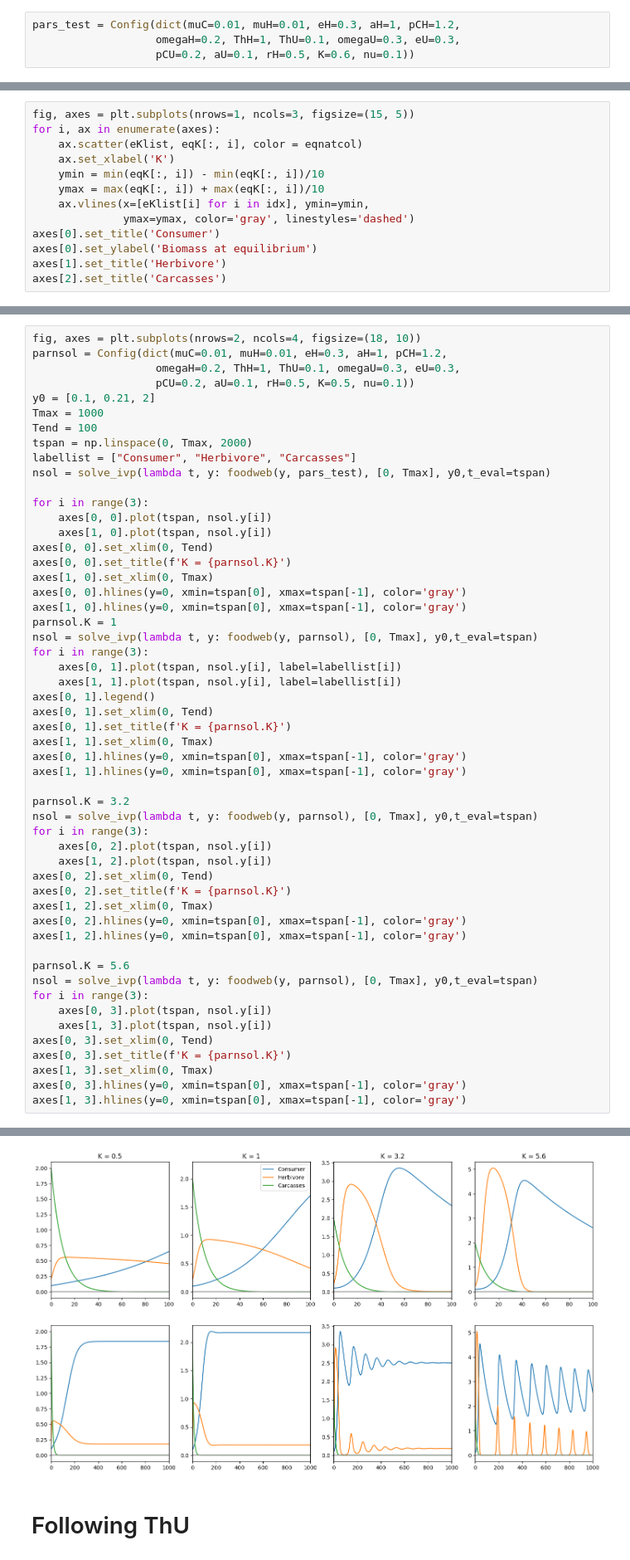
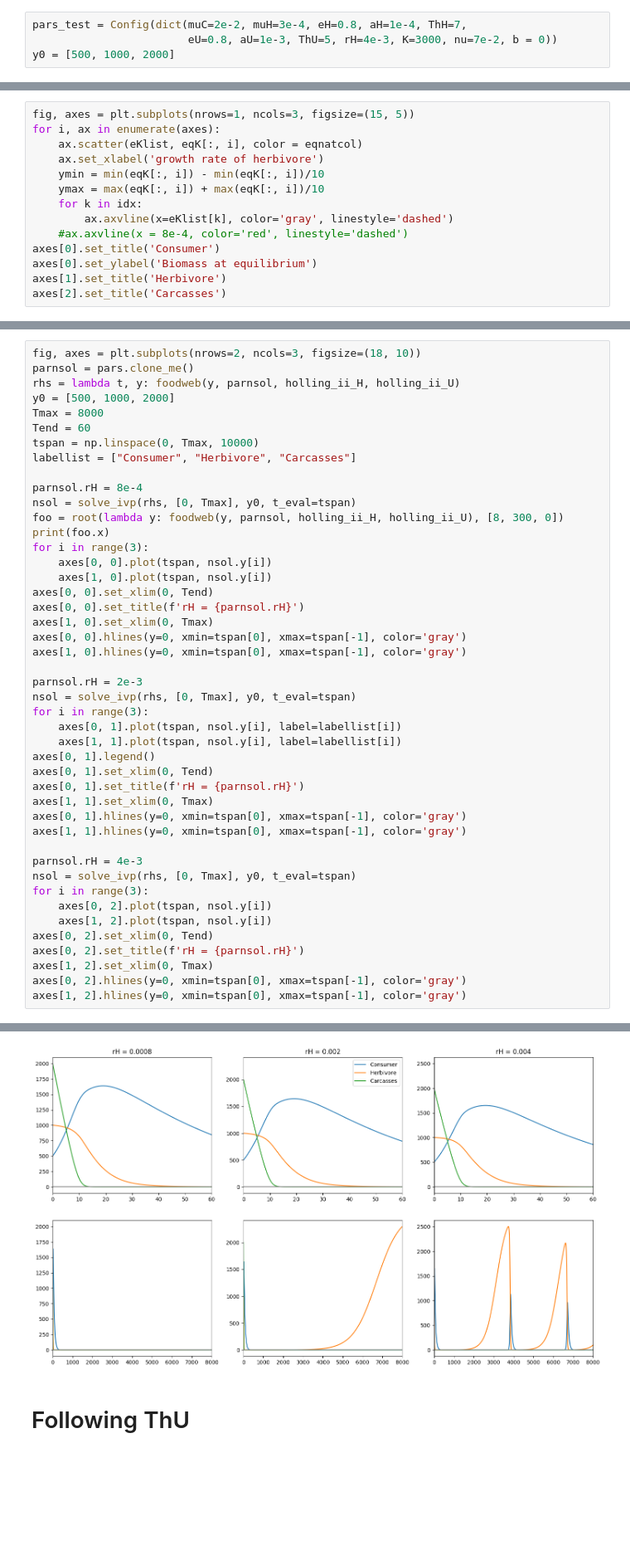
Before and after one commit to linh-phuong/pulsation, a Jupyter notebook: toymodels/toymodel1.ipynb, the cells around one changed output, grey strips where cells are left out. Shown at 83% size. Saved outputs shown, nothing was run; the diff lists cells and outputs as text; blank space fills up the shorter version.

```diff
--- a/toymodels/toymodel1.ipynb
+++ b/toymodels/toymodel1.ipynb
@@ -10,4 +15,4 @@ from tools_eco import followpars, followpars_with_eqnature, foodweb, foodweb_jac
 # %%
-pars_test = Config(dict(muC=0.01, muH=0.01, eH=0.3, aH=1, pCH=1.2,
-                   omegaH=0.2, ThH=1, ThU=0.1, omegaU=0.3, eU=0.3,
-                   pCU=0.2, aU=0.1, rH=0.5, K=0.6, nu=0.1))
+pars_test = Config(dict(muC=2e-2, muH=3e-4, eH=0.8, aH=1e-4, ThH=7,
+                        eU=0.8, aU=1e-3, ThU=5, rH=4e-3, K=3000, nu=7e-2, b = 0))
+y0 = [500, 1000, 2000]
@@ -62,11 +116,12 @@ idx#, eKlist[idx[0]], eKlist[idx[1]], eKlist[idx[2]]
 fig, axes = plt.subplots(nrows=1, ncols=3, figsize=(15, 5))
 for i, ax in enumerate(axes):
     ax.scatter(eKlist, eqK[:, i], color = eqnatcol)
-    ax.set_xlabel('K')
+    ax.set_xlabel('growth rate of herbivore')
     ymin = min(eqK[:, i]) - min(eqK[:, i])/10
     ymax = max(eqK[:, i]) + max(eqK[:, i])/10
-    ax.vlines(x=[eKlist[i] for i in idx], ymin=ymin,
-              ymax=ymax, color='gray', linestyles='dashed')
+    for k in idx:
+        ax.axvline(x=eKlist[k], color='gray', linestyle='dashed')
+    #ax.axvline(x = 8e-4, color='red', linestyle='dashed')
 axes[0].set_title('Consumer')
 axes[0].set_ylabel('Biomass at equilibrium')
 axes[1].set_title('Herbivore')
@@ -77,54 +132,46 @@ Text(0.5, 1.0, 'Carcasses')
 # %%
-fig, axes = plt.subplots(nrows=2, ncols=4, figsize=(18, 10))
-parnsol = Config(dict(muC=0.01, muH=0.01, eH=0.3, aH=1, pCH=1.2,
-                   omegaH=0.2, ThH=1, ThU=0.1, omegaU=0.3, eU=0.3,
-                   pCU=0.2, aU=0.1, rH=0.5, K=0.5, nu=0.1))
-y0 = [0.1, 0.21, 2]
-Tmax = 1000
-Tend = 100
-tspan = np.linspace(0, Tmax, 2000)
+fig, axes = plt.subplots(nrows=2, ncols=3, figsize=(18, 10))
+parnsol = pars.clone_me()
+rhs = lambda t, y: foodweb(y, parnsol, holling_ii_H, holling_ii_U)
+y0 = [500, 1000, 2000]
+Tmax = 8000
+Tend = 60
+tspan = np.linspace(0, Tmax, 10000)
 labellist = ["Consumer", "Herbivore", "Carcasses"]
-nsol = solve_ivp(lambda t, y: foodweb(y, pars_test), [0, Tmax], y0,t_eval=tspan)
 
+parnsol.rH = 8e-4
+nsol = solve_ivp(rhs, [0, Tmax], y0, t_eval=tspan)
+foo = root(lambda y: foodweb(y, parnsol, holling_ii_H, holling_ii_U), [8, 300, 0])
+print(foo.x)
 for i in range(3):
     axes[0, 0].plot(tspan, nsol.y[i])
     axes[1, 0].plot(tspan, nsol.y[i])
 axes[0, 0].set_xlim(0, Tend)
-axes[0, 0].set_title(f'K = {parnsol.K}')
+axes[0, 0].set_title(f'rH = {parnsol.rH}')
 axes[1, 0].set_xlim(0, Tmax)
 axes[0, 0].hlines(y=0, xmin=tspan[0], xmax=tspan[-1], color='gray')
 axes[1, 0].hlines(y=0, xmin=tspan[0], xmax=tspan[-1], color='gray')
-parnsol.K = 1
-nsol = solve_ivp(lambda t, y: foodweb(y, parnsol), [0, Tmax], y0,t_eval=tspan)
+
+parnsol.rH = 2e-3
+nsol = solve_ivp(rhs, [0, Tmax], y0, t_eval=tspan)
 for i in range(3):
     axes[0, 1].plot(tspan, nsol.y[i], label=labellist[i])
     axes[1, 1].plot(tspan, nsol.y[i], label=labellist[i])
 axes[0, 1].legend()
 axes[0, 1].set_xlim(0, Tend)
-axes[0, 1].set_title(f'K = {parnsol.K}')
+axes[0, 1].set_title(f'rH = {parnsol.rH}')
 axes[1, 1].set_xlim(0, Tmax)
 axes[0, 1].hlines(y=0, xmin=tspan[0], xmax=tspan[-1], color='gray')
 axes[1, 1].hlines(y=0, xmin=tspan[0], xmax=tspan[-1], color='gray')
 
-parnsol.K = 3.2
-nsol = solve_ivp(lambda t, y: foodweb(y, parnsol), [0, Tmax], y0,t_eval=tspan)
+parnsol.rH = 4e-3
+nsol = solve_ivp(rhs, [0, Tmax], y0, t_eval=tspan)
 for i in range(3):
     axes[0, 2].plot(tspan, nsol.y[i])
     axes[1, 2].plot(tspan, nsol.y[i])
 axes[0, 2].set_xlim(0, Tend)
-axes[0, 2].set_title(f'K = {parnsol.K}')
+axes[0, 2].set_title(f'rH = {parnsol.rH}')
 axes[1, 2].set_xlim(0, Tmax)
 axes[0, 2].hlines(y=0, xmin=tspan[0], xmax=tspan[-1], color='gray')
 axes[1, 2].hlines(y=0, xmin=tspan[0], xmax=tspan[-1], color='gray')
-
-parnsol.K = 5.6
-nsol = solve_ivp(lambda t, y: foodweb(y, parnsol), [0, Tmax], y0,t_eval=tspan)
-for i in range(3):
-    axes[0, 3].plot(tspan, nsol.y[i])
-    axes[1, 3].plot(tspan, nsol.y[i])
-axes[0, 3].set_xlim(0, Tend)
-axes[0, 3].set_title(f'K = {parnsol.K}')
-axes[1, 3].set_xlim(0, Tmax)
-axes[0, 3].hlines(y=0, xmin=tspan[0], xmax=tspan[-1], color='gray')
-axes[1, 3].hlines(y=0, xmin=tspan[0], xmax=tspan[-1], color='gray')
 # %% [output]
@@ -132,4 +180,4 @@ axes[1, 3].hlines(y=0, xmin=tspan[0], xmax=tspan[-1], color='gray')
-[figure, old version]
+[figure, new version]
 # %% [markdown]
 # Following ThU
 # %%
```
Also changed, not shown: parts of 40 cells of this notebook, 2 other files.
